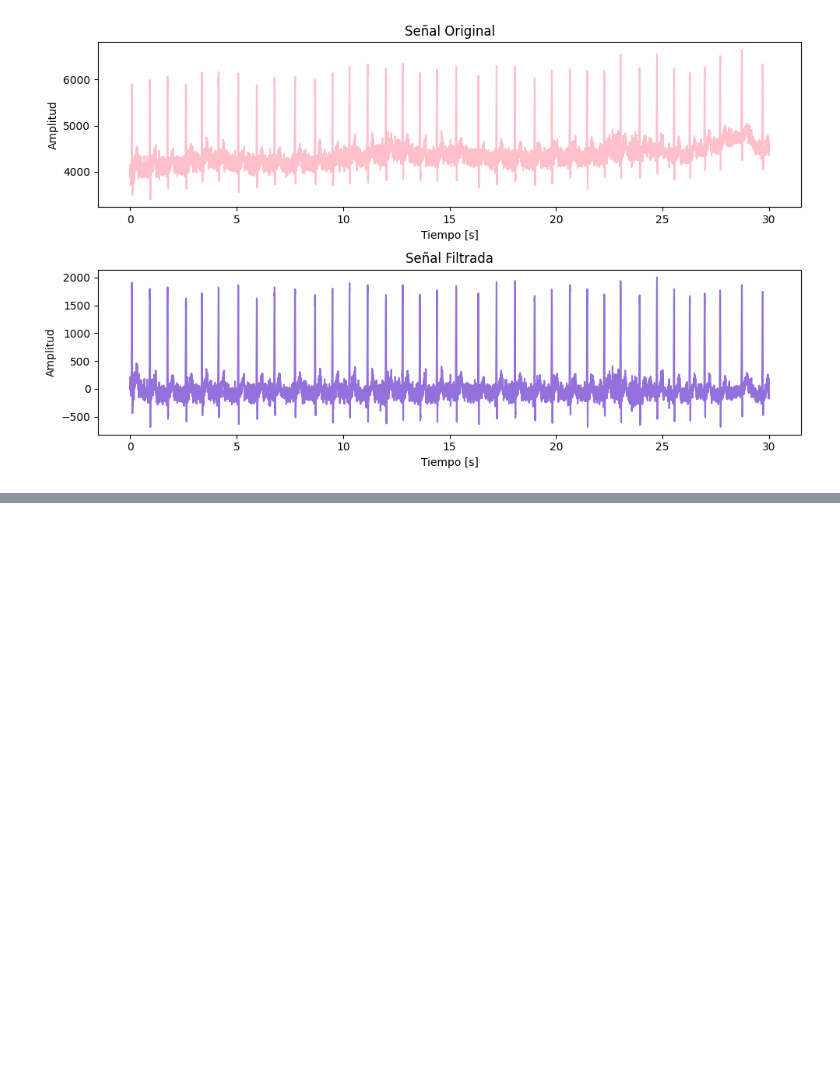
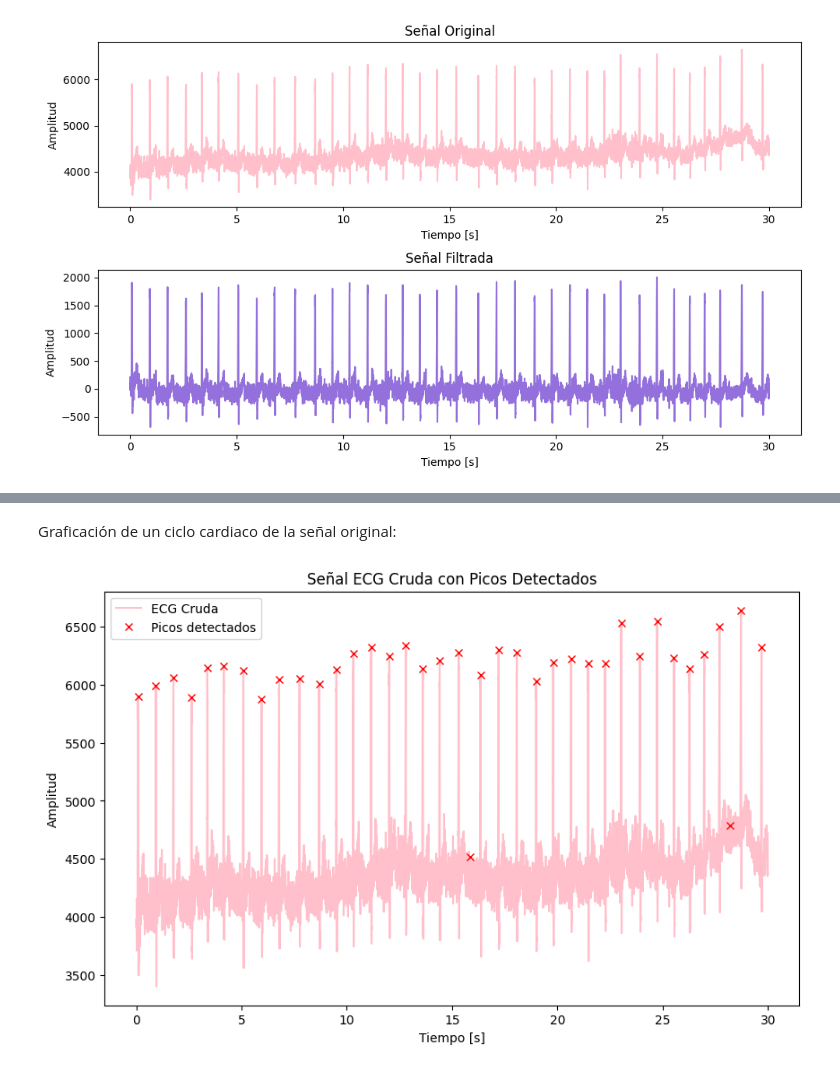
Before and after one commit to isaBedoyao/Biosignals, a Jupyter notebook: PRÁCTICA 3/P3_ECG_AntoniaYepes_IsabellaBedoya.ipynb, the cells around one changed output, grey strips where cells are left out. Saved outputs shown, nothing was run; the diff lists cells and outputs as text; code cells hidden in the pictures; blank space fills up the shorter version.

```diff
--- a/PRÁCTICA 3/P3_ECG_AntoniaYepes_IsabellaBedoya.ipynb
+++ b/PRÁCTICA 3/P3_ECG_AntoniaYepes_IsabellaBedoya.ipynb
@@ -13,8 +21,9 @@ drive.mount('/content/drive')
 # %% [output]
 Drive already mounted at /content/drive; to attempt to forcibly remount, call drive.mount("/content/drive", force_remount=True).
 # %%
-data = sio.loadmat ('/content/drive/MyDrive/Bioseñales/Práctica 3/signals.mat')
-print(data)
+data = sio.loadmat ('/content/drive/MyDrive/Colab Notebooks/signals.mat')
+print(data.keys())
 ecg_filtrada = data['ECG_filtered'].flatten()
 ecg_cruda = data['ECG_asRecording'].flatten()
+print(ecg_filtrada.shape)
 # %% [output]
@@ -70,0 +78,14 @@ Se observa un desplazamiento (offset) en la señal original, junto con una mayor
+# %% [markdown]
+Graficación de un ciclo cardiaco de la señal original:
+# %%
+peaks, _ = find_peaks(ecg_cruda, distance=Fs/2, height=0)  # Ajustar los parámetros si es necesario
+plt.figure(figsize=(10, 6))
+plt.plot(t, ecg_cruda, label='ECG Cruda', color='pink')
+plt.plot(t[peaks], ecg_cruda[peaks], 'rx', label='Picos detectados')
+plt.title('Señal ECG Cruda con Picos Detectados')
+plt.xlabel('Tiempo [s]')
+plt.ylabel('Amplitud')
+plt.legend()
+plt.show()
+# %% [output]
+[figure, added]
```
Also changed, not shown: parts of 48 cells of this notebook.
